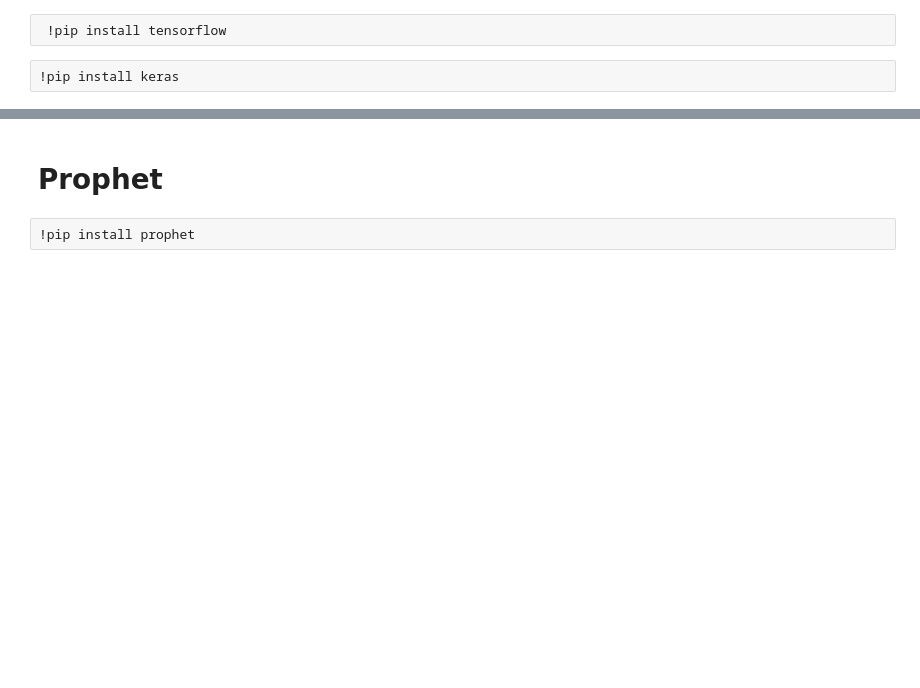
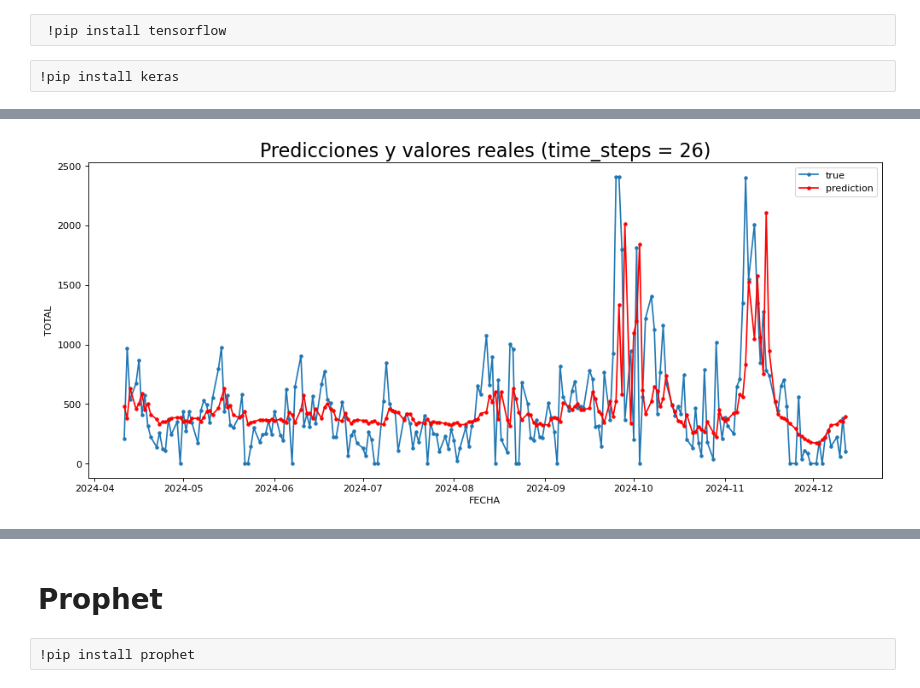
Before and after one commit to javier0097/prediccion_serie_de_tiempo, a Jupyter notebook: prediccion de ingresos.ipynb, the cells around one changed output, grey strips where cells are left out. Drawn from its saved outputs; the diff is of its cells as text; code cells hidden in the pictures; blank space fills up the shorter version.

```diff
--- a/prediccion de ingresos.ipynb
+++ b/prediccion de ingresos.ipynb
@@ -462,17 +878,19 @@ y_pred_26 = model_3.predict(X_test_26)
 # %%
-y_test_26 = y_test_26 * (train_max[0] - train_min[0]) + train_min[0]
-y_pred_26 = y_pred_26 * (train_max[0] - train_min[0]) + train_min[0]
-y_train_26 = y_train_26 * (train_max[0] - train_min[0]) + train_min[0]
+y_test_26 = y_test_26 * (train_max.iloc[0] - train_min.iloc[0]) + train_min.iloc[0]
+y_pred_26 = y_pred_26 * (train_max.iloc[0] - train_min.iloc[0]) + train_min.iloc[0]
+y_train_26 = y_train_26 * (train_max.iloc[0] - train_min.iloc[0]) + train_min.iloc[0]
 # %%
 plt.figure(num=None, figsize=(15, 6), dpi=80, facecolor='w', edgecolor='k')
-plt.plot(np.arange(len(y_train_26), len(y_train_26) + len(y_test_26)), y_test_26.flatten(), marker='.', label="true")
-plt.plot(np.arange(len(y_train_26), len(y_train_26) + len(y_test_26)), y_pred_26.flatten(), 'r', marker='.', label="prediction")
+plt.plot(test_set_scaled.index[:len(test_set_scaled)-26], y_test_26.flatten(), marker='.', label="true")
+plt.plot(test_set_scaled.index[:len(test_set_scaled)-26], y_pred_26.flatten(), 'r', marker='.', label="prediction")
 #plt.plot(np.arange(0, len(y_train_26)), y_train_26.flatten(), 'g', marker='.', label="history")
-plt.title('predicciones y valores reales (time_steps = 26)', size=20)
-plt.ylabel('Count')
-plt.xlabel('Time Step')
+plt.ylabel('TOTAL')
+plt.xlabel('FECHA')
+plt.title('Predicciones y valores reales (time_steps = 26)', size=20)
 plt.legend()
 plt.show()
+# %% [output]
+[figure, added]
 # %%
 mse = mean_squared_error(y_test_26, y_pred_26)
 rmse = np.sqrt(mse)
```
Also changed, not shown: parts of 109 cells of this notebook, 4 other files.
